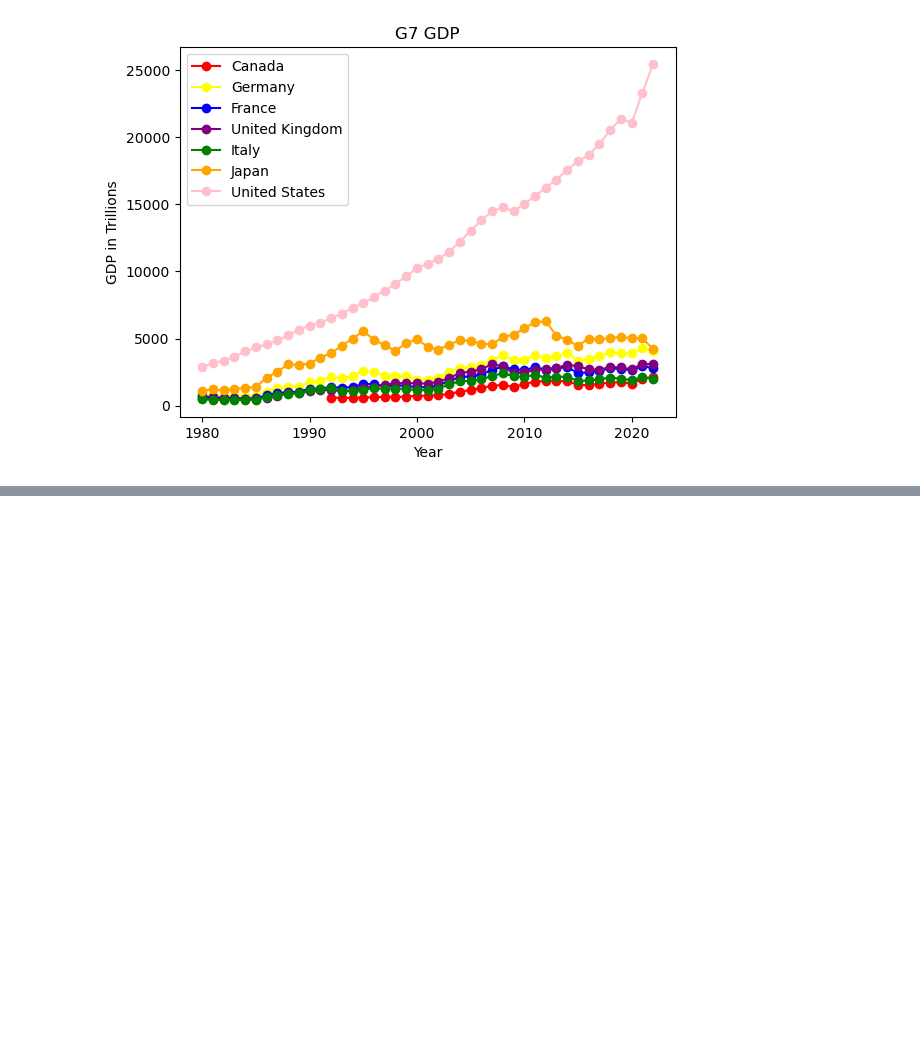
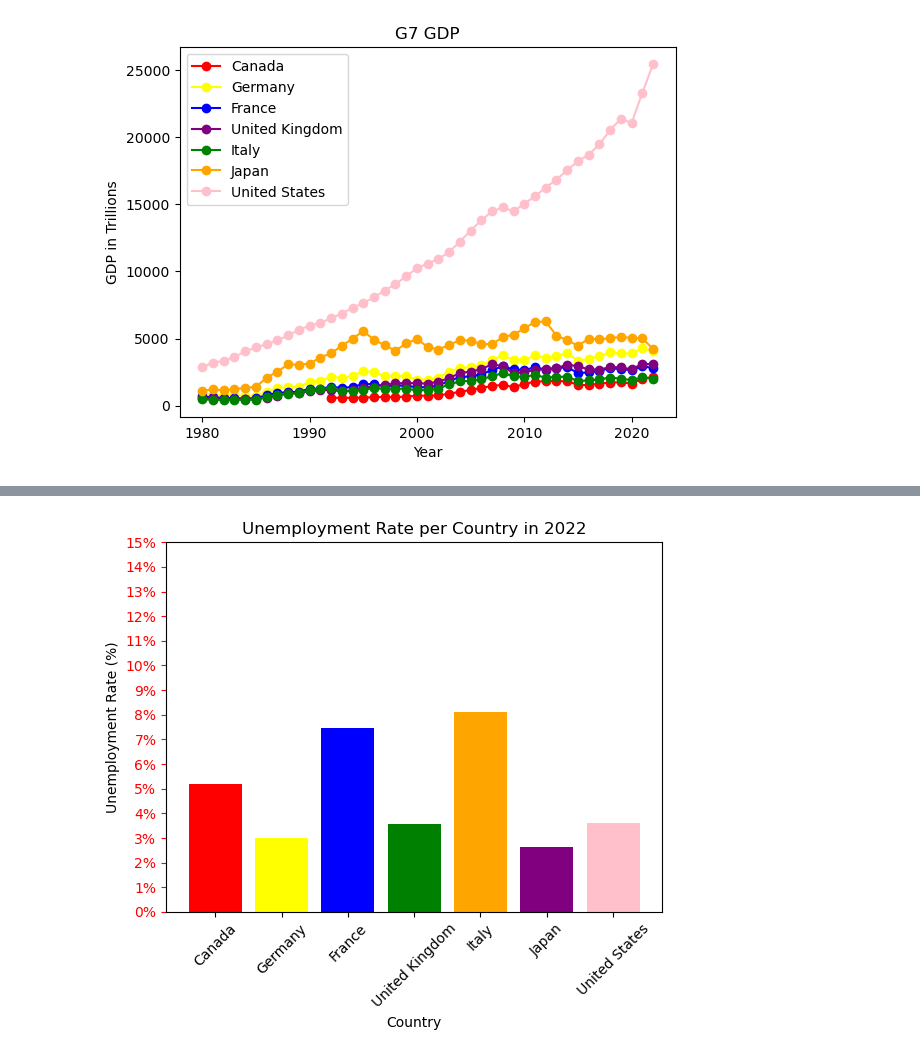
Before and after one commit to emilybomber/project-1, a Jupyter notebook: Project 1 US data.ipynb, the cells around one changed output, grey strips where cells are left out. Cells and saved outputs as stored; diff of their text form; code cells hidden in the pictures; blank space fills up the shorter version.

```diff
--- a/Project 1 US data.ipynb
+++ b/Project 1 US data.ipynb
@@ -180,0 +167,16 @@ plt.show()
+# %%
+#fig, ax1= plt.subplots()
+
+plt.bar(data_2022['Country'], data_2022['Unemployment Rate'], color=['red', 'yellow', 'blue', 'green',
+                                                                     'orange', 'purple', 'pink'])
+
+plt.xlabel('Country')
+plt.ylabel('Unemployment Rate (%)')
+plt.tick_params('y', colors='red')
+plt.xticks(rotation=45)
+plt.yticks(range(0,16), labels=(f'{i}%' for i in range(0,16)))
+#plt.yticks(f'{i}%' for i in range(0,9))
+plt.title('Unemployment Rate per Country in 2022')
+plt.show()
+# %% [output]
+[figure, added]
```
Also changed, not shown: parts of 4 cells of this notebook.
